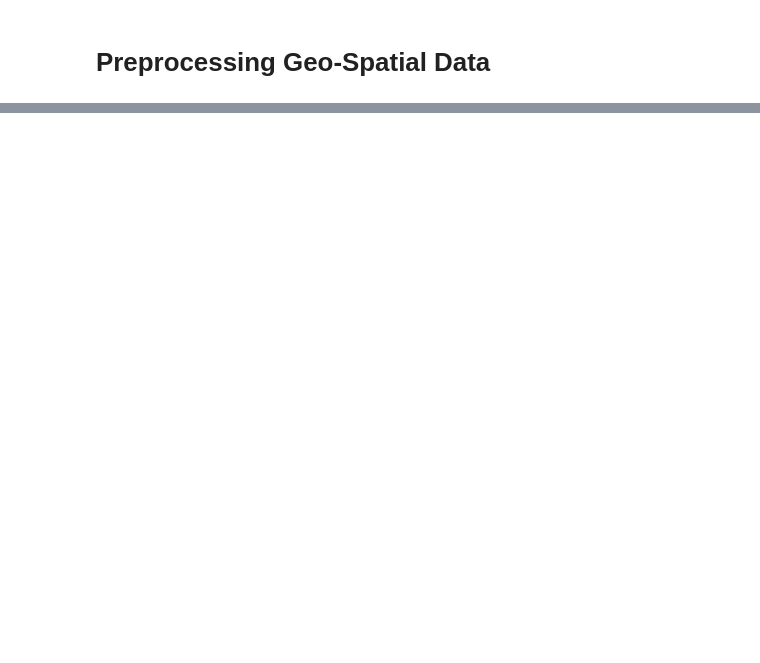
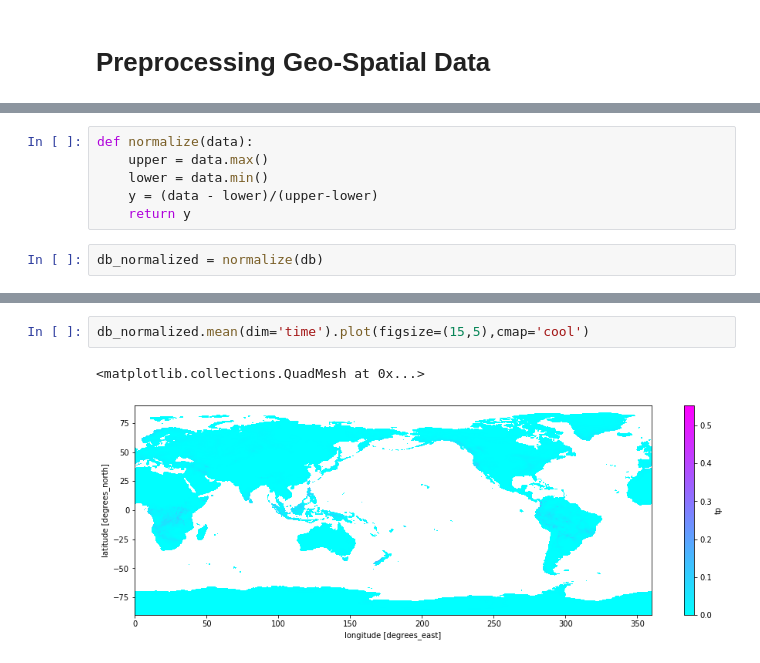
Before and after one commit to visvash/Climate-Informatics, a Jupyter notebook: Climate Informatics Project.ipynb, the cells around one changed output, grey strips where cells are left out. Drawn from its saved outputs; the diff is of its cells as text; blank space fills up the shorter version.

```diff
--- a/Climate Informatics Project.ipynb
+++ b/Climate Informatics Project.ipynb
@@ -425,0 +489,8 @@ db.sel(time='2019-12-01 12:00:00').plot.scatter(x='latitude',y='tp',figsize = (3
+# %%
+def normalize(data):
+    upper = data.max()
+    lower = data.min()
+    y = (data - lower)/(upper-lower)
+    return y
+# %%
+db_normalized = normalize(db)
@@ -425,0 +625,5 @@ db.sel(time='2019-12-01 12:00:00').plot.scatter(x='latitude',y='tp',figsize = (3
+# %%
+db_normalized.mean(dim='time').plot(figsize=(15,5),cmap='cool')
+# %% [output]
+<matplotlib.collections.QuadMesh at 0x...>
+[figure, added]
```
Also changed, not shown: parts of 91 cells of this notebook.
